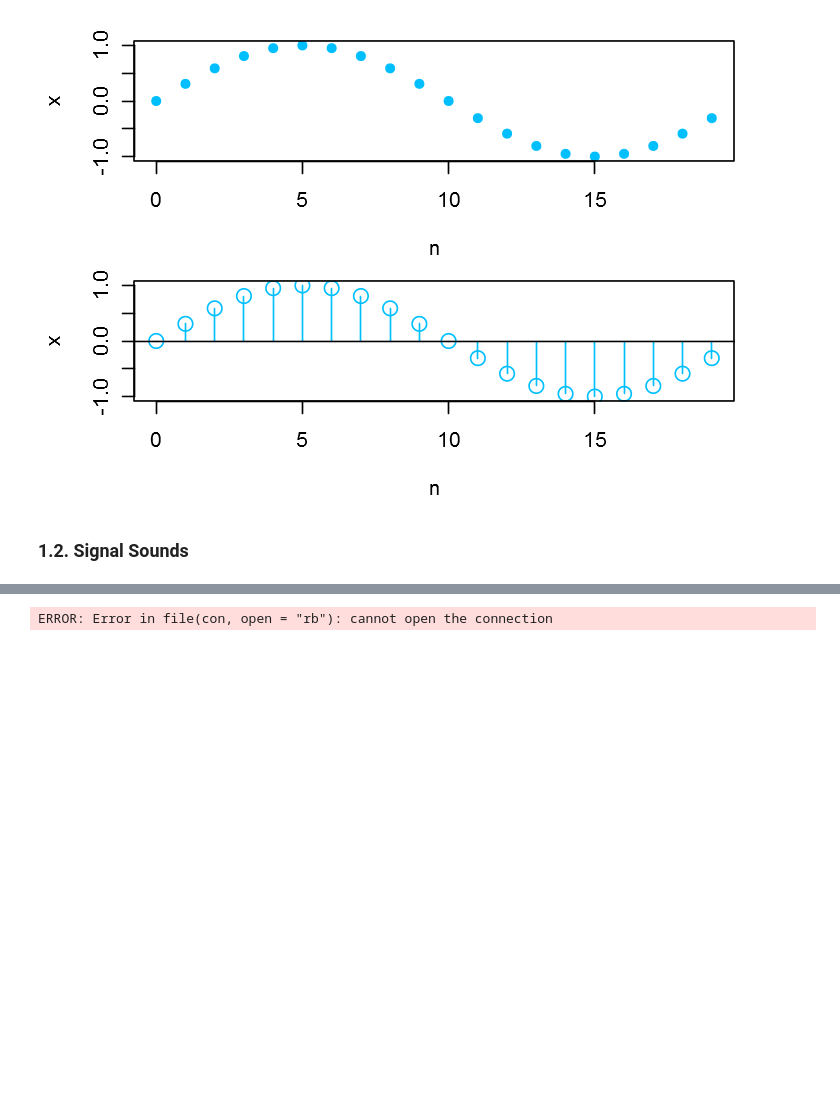
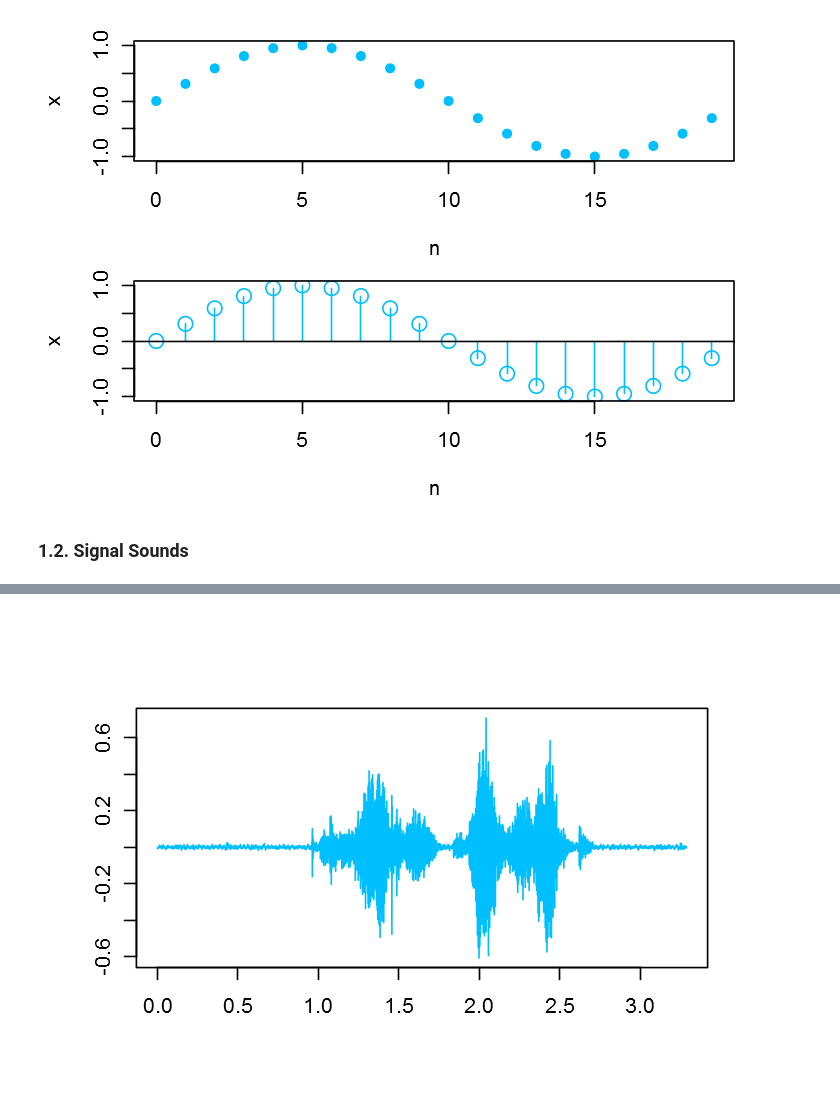
Before and after one commit to Gwangil/PHM-Prognostics-and-Health-Management, a Jupyter notebook: PHM_R/01.Signal_Processing/01.Discrete_signals.ipynb, the cells around one changed output, grey strips where cells are left out. Saved outputs shown, nothing was run; the diff lists cells and outputs as text; code cells hidden in the pictures; blank space fills up the shorter version.

```diff
--- a/PHM_R/01.Signal_Processing/01.Discrete_signals.ipynb
+++ b/PHM_R/01.Signal_Processing/01.Discrete_signals.ipynb
@@ -75,7 +75,7 @@ fs <- 44100  # sampling frequency
 N <- 145000  # # of data points
 
 # signal: "Alas, Poor Yorick!"
-alas <- R.matlab::readMat("D:/PHM/PHM_R/data_files/hamlet.mat")$alas
+alas <- R.matlab::readMat("../data_files/hamlet.mat")$alas
 hamlet <- 2 * alas[1:N]
 
 plot(0:(N - 1) / fs, hamlet, type = 'l', lwd = 1, col = 'deepskyblue', xlab = "", ylab = "")
@@ -85 +83 @@ Warning message in file(con, open = "rb"):
-ERROR: Error in file(con, open = "rb"): cannot open the connection
+[figure, added]
```
Also changed, not shown: parts of 2 cells of this notebook.
